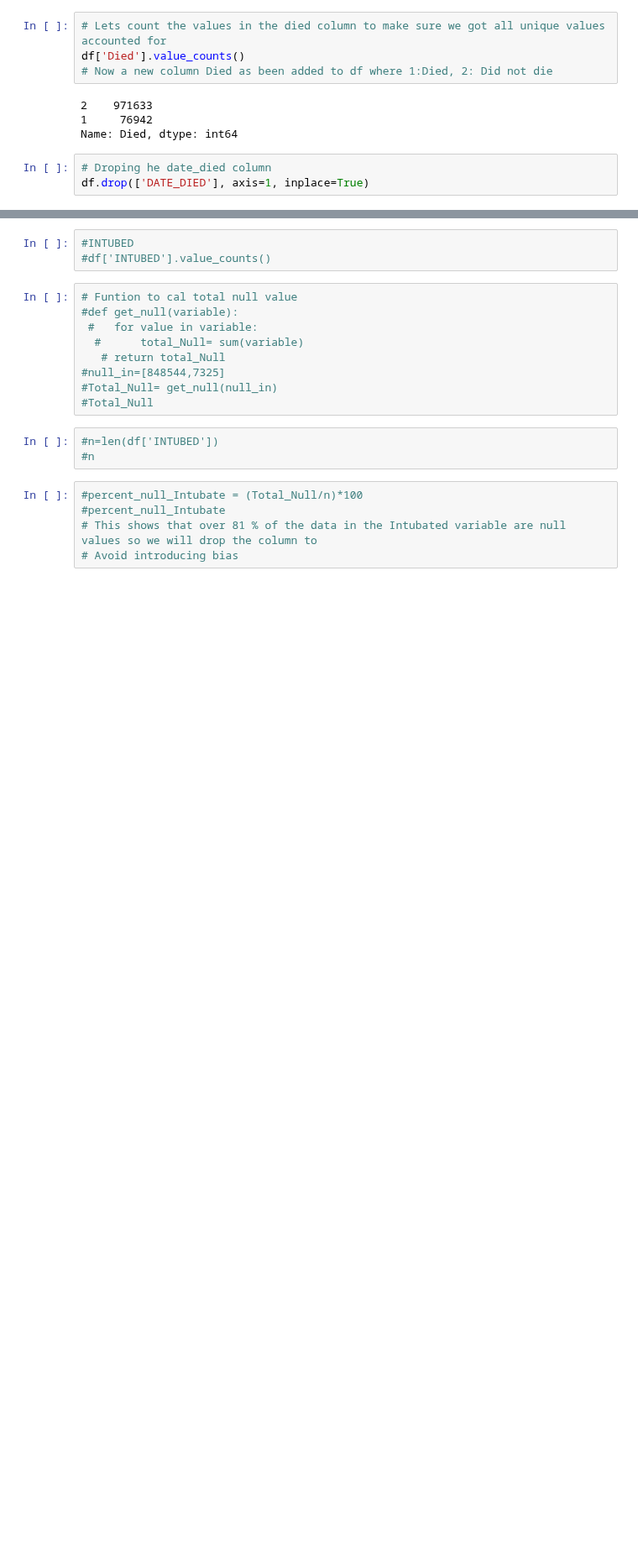
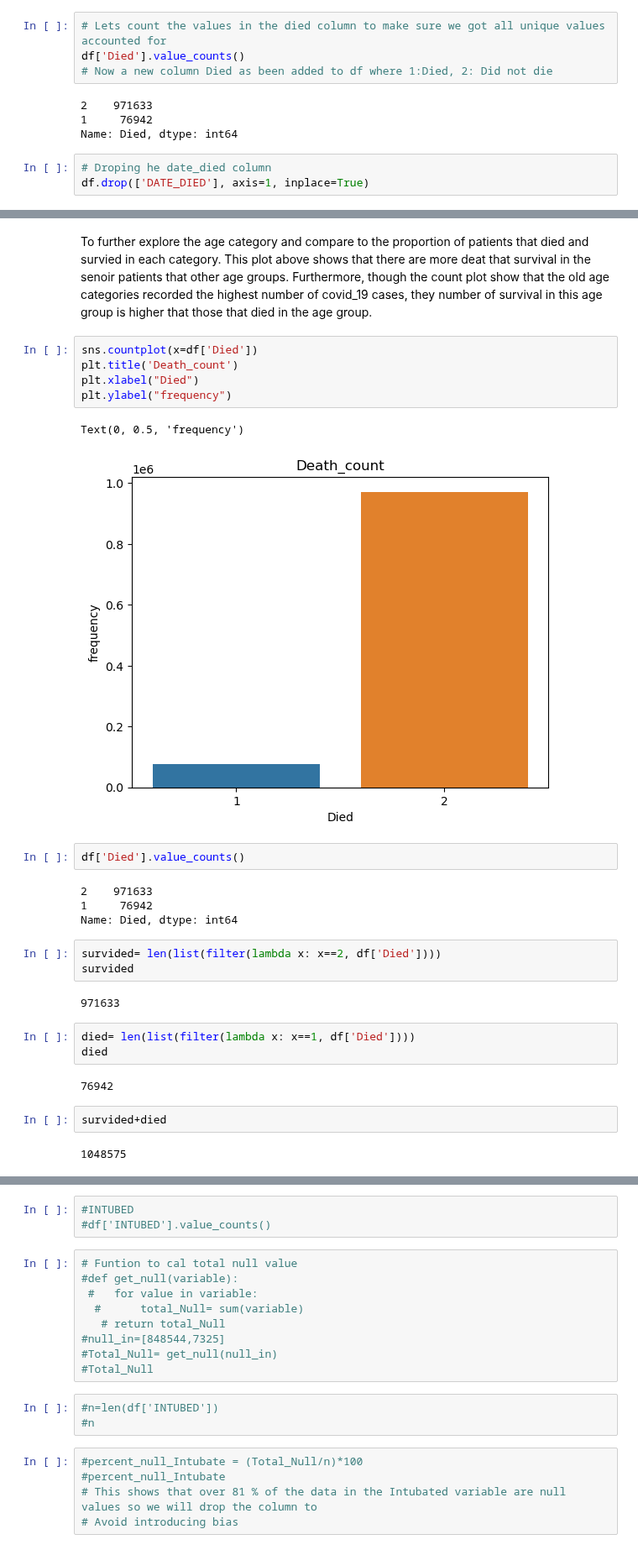
Before and after one commit to Ayomide-ola/Machine-Learning, a Jupyter notebook: CA1_ML.ipynb, the cells around one changed output, grey strips where cells are left out. Shown at 84% size. Drawn from its saved outputs; the diff is of its cells as text; blank space fills up the shorter version.

```diff
--- a/CA1_ML.ipynb
+++ b/CA1_ML.ipynb
@@ -370,0 +369,30 @@ To further explore the age category and compare to the proportion of patients th
+# %% [markdown]
+To further explore the age category and compare to the proportion of patients that died and survied in each category. This plot above shows that there are more deat that survival in the senoir patients that other age groups. Furthermore, though the count plot show that the old age categories recorded the highest number of covid_19 cases, they number of survival in this age group is higher that those that died in the age group.
+# %%
+sns.countplot(x=df['Died'])
+plt.title('Death_count')
+plt.xlabel("Died")
+plt.ylabel("frequency")
+# %% [output]
+Text(0, 0.5, 'frequency')
+[figure, added]
+# %%
+df['Died'].value_counts()
+# %% [output]
+2    971633
+1     76942
+Name: Died, dtype: int64
+# %%
+survided= len(list(filter(lambda x: x==2, df['Died'])))
+survided
+# %% [output]
+971633
+# %%
+died= len(list(filter(lambda x: x==1, df['Died'])))
+died
+# %% [output]
+76942
+# %%
+survided+died
+# %% [output]
+1048575
```
Also changed, not shown: parts of 59 cells of this notebook.
